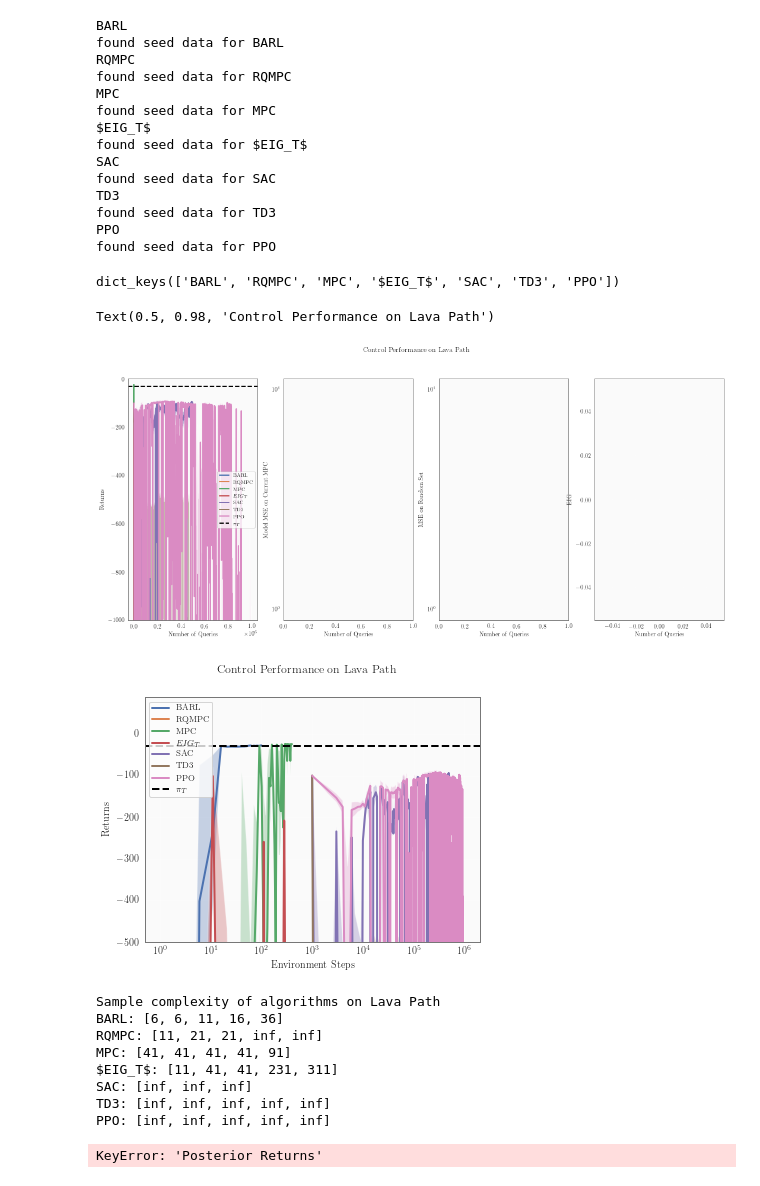
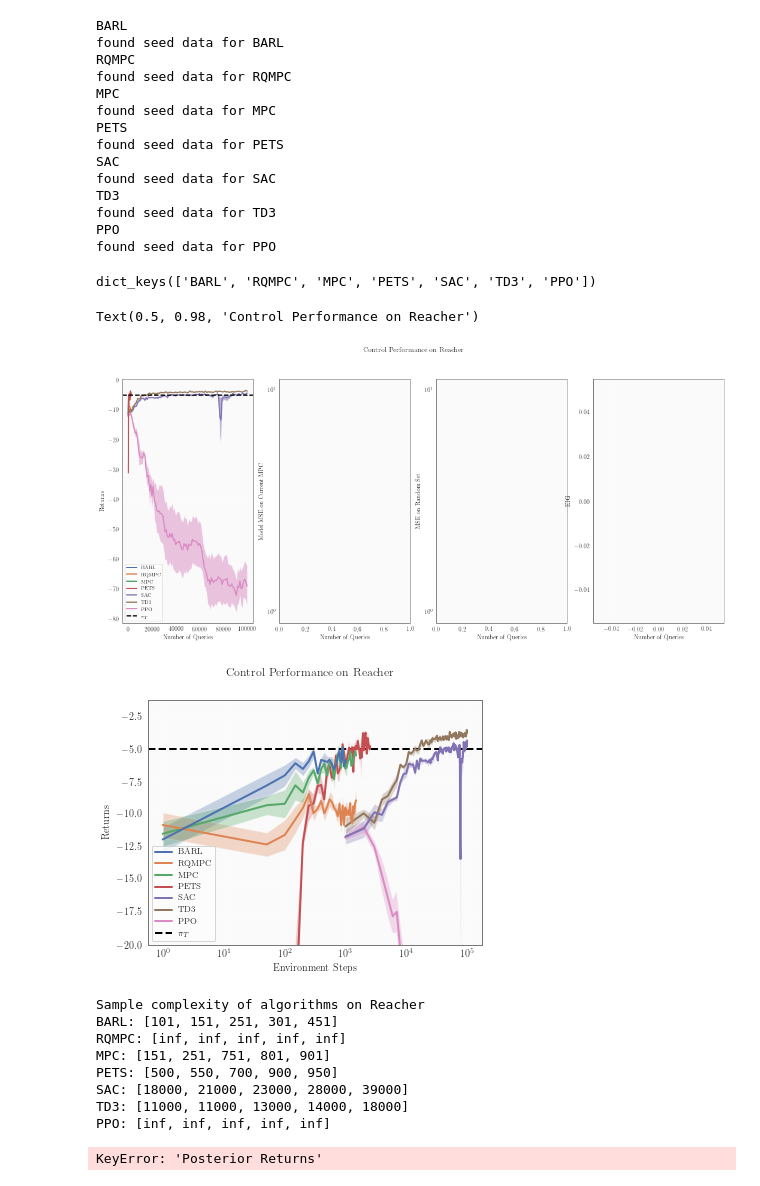
Before and after one commit to fusion-ml/trajectory-information-rl, a Jupyter notebook: notebooks/plot_returns.ipynb, the cells around one changed output. Saved outputs shown, nothing was run; the diff lists cells and outputs as text; code cells hidden in the pictures.

```diff
--- a/notebooks/plot_returns.ipynb
+++ b/notebooks/plot_returns.ipynb
@@ -20,7 +20,7 @@ base_path = Path('../experiments')
 baseline_path = Path('../../bac-baselines/experiments')
 process_seeds = True
 # %%
-env_name = 'Lava Path'
+env_name = 'Reacher'
 # %%
 pend_paths = {# 'BAC (seed 12)': 'random_init_12_2021-08-05/10-02-01/',
          #'BAC': 'pend_norm_tele_mg_3mc_2021-08-16/21-16-21',
@@ -255,8 +255,8 @@ RQMPC
 found seed data for RQMPC
 MPC
 found seed data for MPC
-$EIG_T$
-found seed data for $EIG_T$
+PETS
+found seed data for PETS
 SAC
 found seed data for SAC
 TD3
@@ -266,7 +266,7 @@ found seed data for PPO
 # %%
 data.keys()
 # %% [output]
-dict_keys(['BARL', 'RQMPC', 'MPC', '$EIG_T$', 'SAC', 'TD3', 'PPO'])
+dict_keys(['BARL', 'RQMPC', 'MPC', 'PETS', 'SAC', 'TD3', 'PPO'])
 # %%
 fig, [ax1, ax2, ax3, ax4] = plt.subplots(1, 4, figsize=(18, 7.5))
 for key, vals in data.items():
@@ -309,29 +309,29 @@ ax3.set_yscale('log')
 
 fig.suptitle(f"Control Performance on {env_name}")
 # %% [output]
-Text(0.5, 0.98, 'Control Performance on Lava Path')
+Text(0.5, 0.98, 'Control Performance on Reacher')
-[figure, old version]
+[figure, new version]
 # %%
 fig, ax = plt.subplots(figsize=(6, 4.5))
-for key, vals in data.items():
+for i, (key, vals) in enumerate(data.items()):
     rmean = vals["Eval Mean Returns"]
     rstderr = vals["Eval Std Returns"]
     ndata = vals['Eval ndata']
-    ax.plot(ndata, rmean, label=key)
+    ax.plot(ndata, rmean, label=key, zorder=100 - i)
     ax.fill_between(ndata, rmean - rstderr, rmean + rstderr, alpha=0.3)
 ax.set_xlabel('Environment Steps')
 ax.set_ylabel('Returns')
 ax.axhline(gt_val, color='black', linestyle='--', label=r'$\pi_T$')
 ax.legend()
 ylim_top = (gt_val - bottom_val) * 0.25 + gt_val
 ax.set_ylim(bottom_val, ylim_top)
 ax.set_xscale('log')
 # ax.set_xlim(0, 500)
 
 fig.suptitle(f"Control Performance on {env_name}")
 plt.savefig(f'sample_complexity_{env_name}.pdf', bbox_inches='tight')
 # %% [output]
-[figure, old version]
+[figure, new version]
 # %%
 print(f"Sample complexity of algorithms on {env_name}")
 for key, vals in data.items():
@@ -354,13 +354,13 @@ for key, vals in data.items():
 
     print(f"{key}: {sample_complexity}")
 # %% [output]
-Sample complexity of algorithms on Lava Path
-BARL: [6, 6, 11, 16, 36]
-RQMPC: [11, 21, 21, inf, inf]
-MPC: [41, 41, 41, 41, 91]
-$EIG_T$: [11, 41, 41, 231, 311]
-SAC: [inf, inf, inf]
-TD3: [inf, inf, inf, inf, inf]
+Sample complexity of algorithms on Reacher
+BARL: [101, 151, 251, 301, 451]
+RQMPC: [inf, inf, inf, inf, inf]
+MPC: [151, 251, 751, 801, 901]
+PETS: [500, 550, 700, 900, 950]
+SAC: [18000, 21000, 23000, 28000, 39000]
+TD3: [11000, 11000, 13000, 14000, 18000]
 PPO: [inf, inf, inf, inf, inf]
 # %%
 post_array = np.array(data['BARL']['Posterior Returns'])
```
Also changed, not shown: parts of 3 cells of this notebook, 3 other files.
